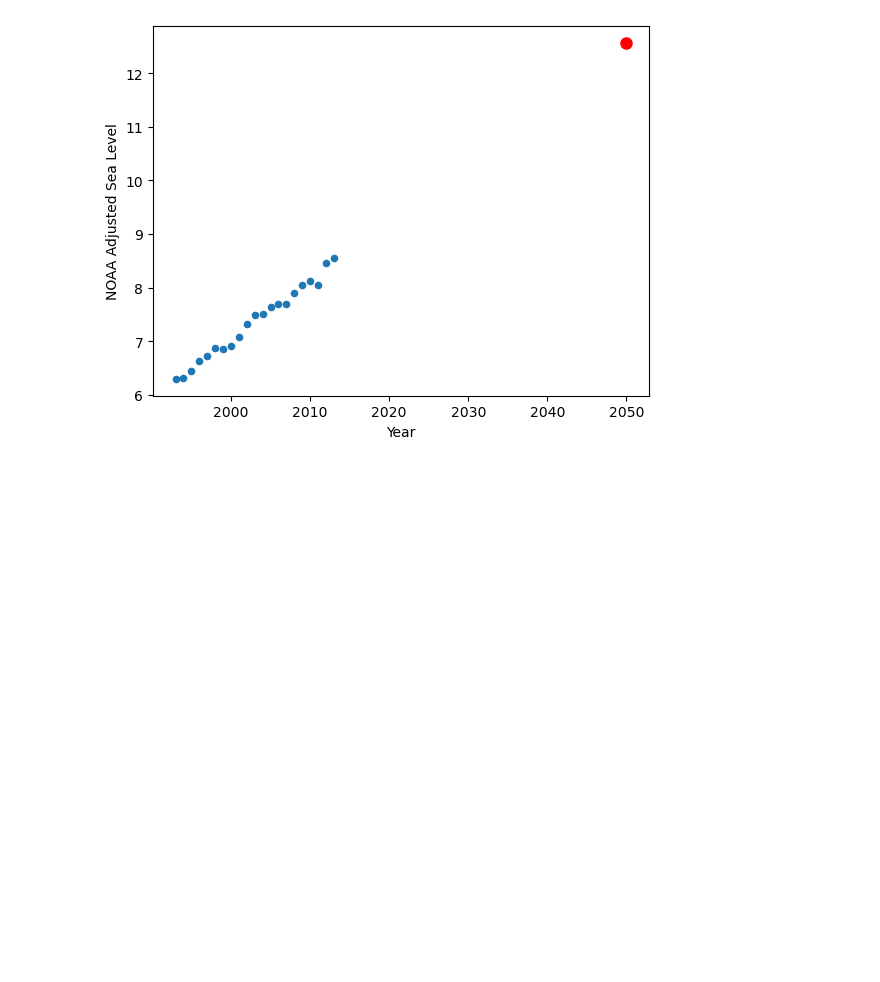
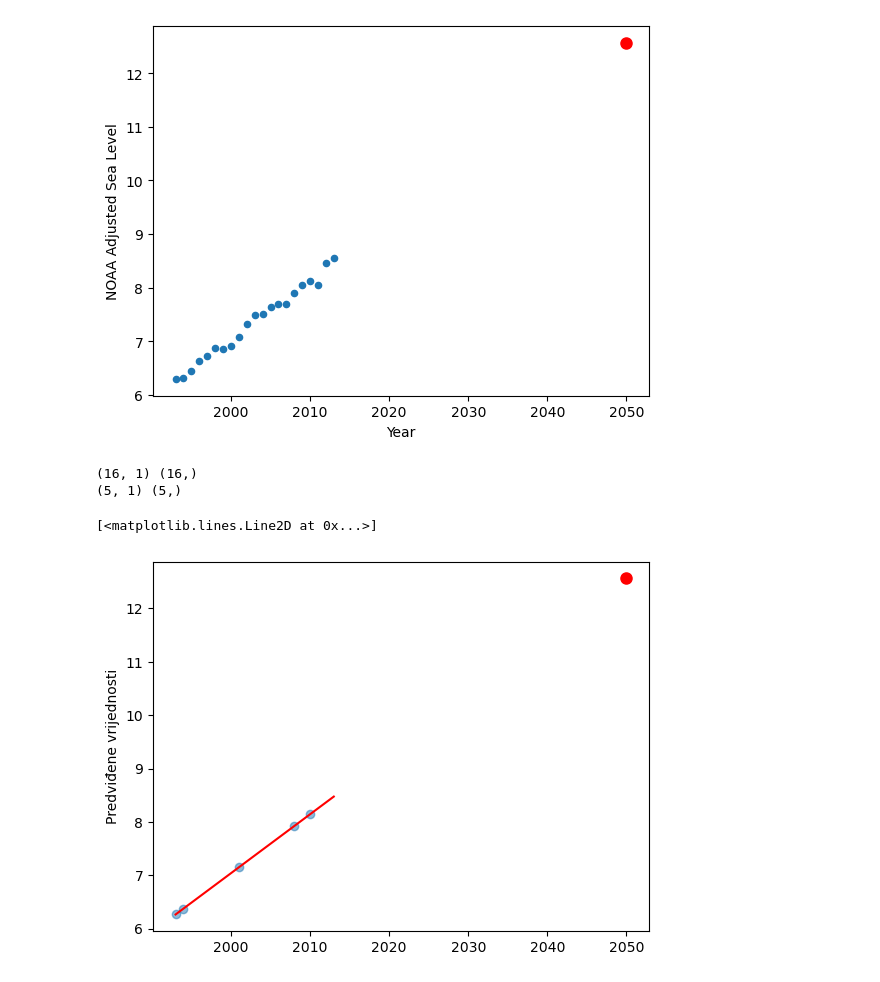
Before and after one commit to elvin52/Demografska-analiza, a Jupyter notebook: sea-level.ipynb, the cells around one changed output. Saved outputs shown, nothing was run; the diff lists cells and outputs as text; code cells hidden in the pictures; blank space fills up the shorter version.

Commit message:
Kaggle Notebook | Sea Level | Version 2

```diff
--- a/sea-level.ipynb
+++ b/sea-level.ipynb
@@ -4,3 +4,6 @@ import matplotlib.pyplot as plt
 from scipy.stats import linregress
 # %%
 df = pd.read_csv('/kaggle/input/sea-level/epa-sea-level.csv')
+# %%
+df = df.dropna(subset=['NOAA Adjusted Sea Level'])
+df.head()
@@ -38,3 +48,41 @@ plt.plot(last, buduci, marker='o', markersize=8, color='red')
 # %% [output]
 [<matplotlib.lines.Line2D at 0x...>]
 [figure]
+# %%
+from sklearn.model_selection import train_test_split
+x = df['Year'].values.reshape(-1, 1)
+y = df['NOAA Adjusted Sea Level'].values
+xtrain, xtest, ytrain, ytest = train_test_split(x,y, test_size=0.2, random_state=42)
+
+print(xtrain.shape, ytrain.shape)
+print(xtest.shape, ytest.shape)
+# %% [output]
+(16, 1) (16,)
+(5, 1) (5,)
+# %%
+from sklearn.linear_model import LinearRegression
+from sklearn.metrics import r2_score, mean_squared_error, mean_absolute_error
+
+lr = LinearRegression()
+
+lr.fit(xtrain, ytrain)
+
+ypredvid = lr.predict(xtest)
+
+r2 = r2_score(ytest, ypredvid)
+mse = mean_squared_error(ytest, ypredvid)
+mae = mean_absolute_error(ytest, ypredvid)
+
+intercept = lr.intercept_
+
+plt.scatter(xtest, ypredvid, alpha=0.5)
+plt.plot([x.min(), x.max()], [x.min() * lr.coef_[0] + lr.intercept_, x.max()*lr.coef_[0] + lr.intercept_], color='red')
+plt.ylabel("Godina")
+plt.ylabel("Predviđene vrijednosti")
+
+future_year = x.max() + 37
+future_prediction = lr.predict([[future_year]])
+plt.plot(future_year, future_prediction, marker='o', markersize=8, color='red')
+# %% [output]
+[<matplotlib.lines.Line2D at 0x...>]
+[figure, added]
```
Also changed, not shown: parts of 4 cells of this notebook.
